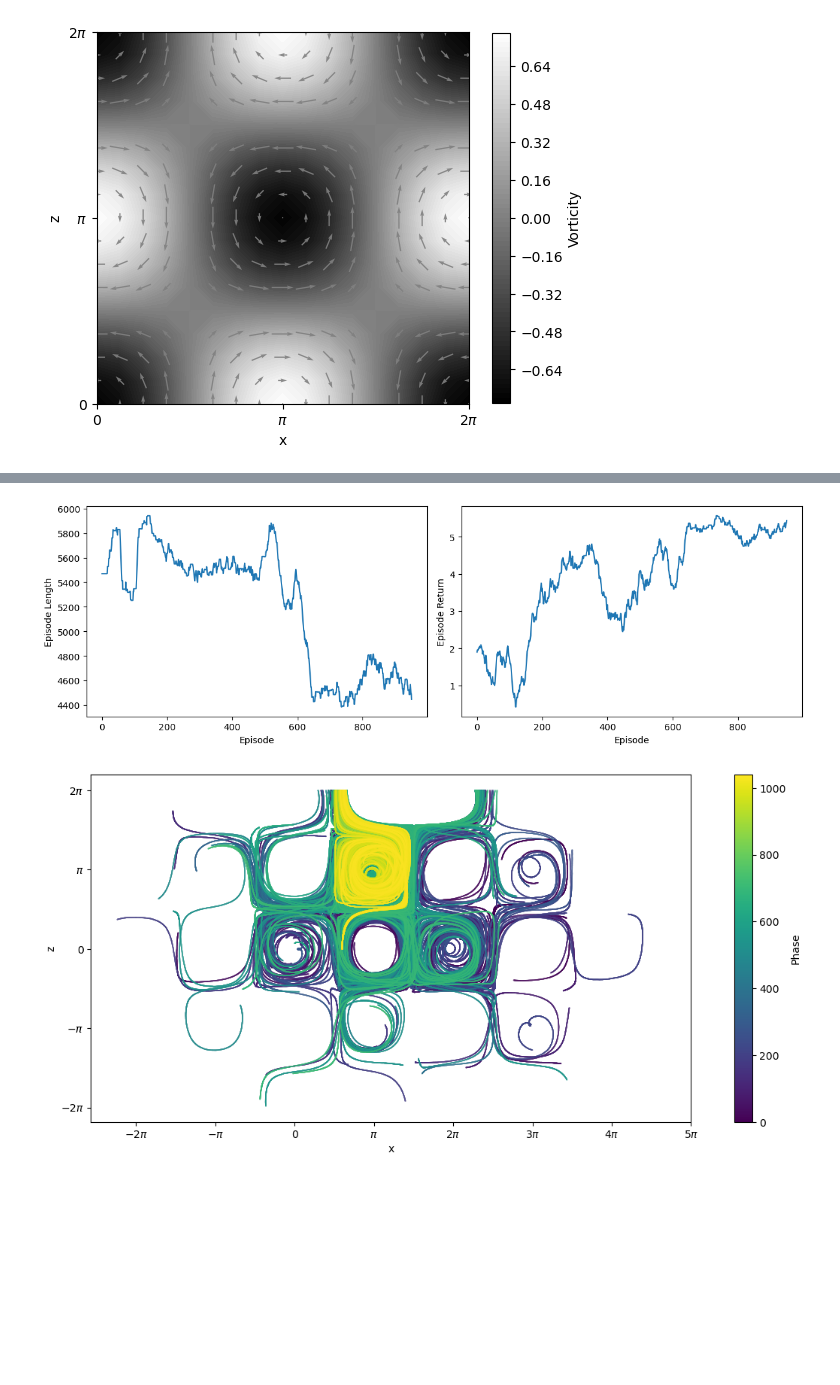
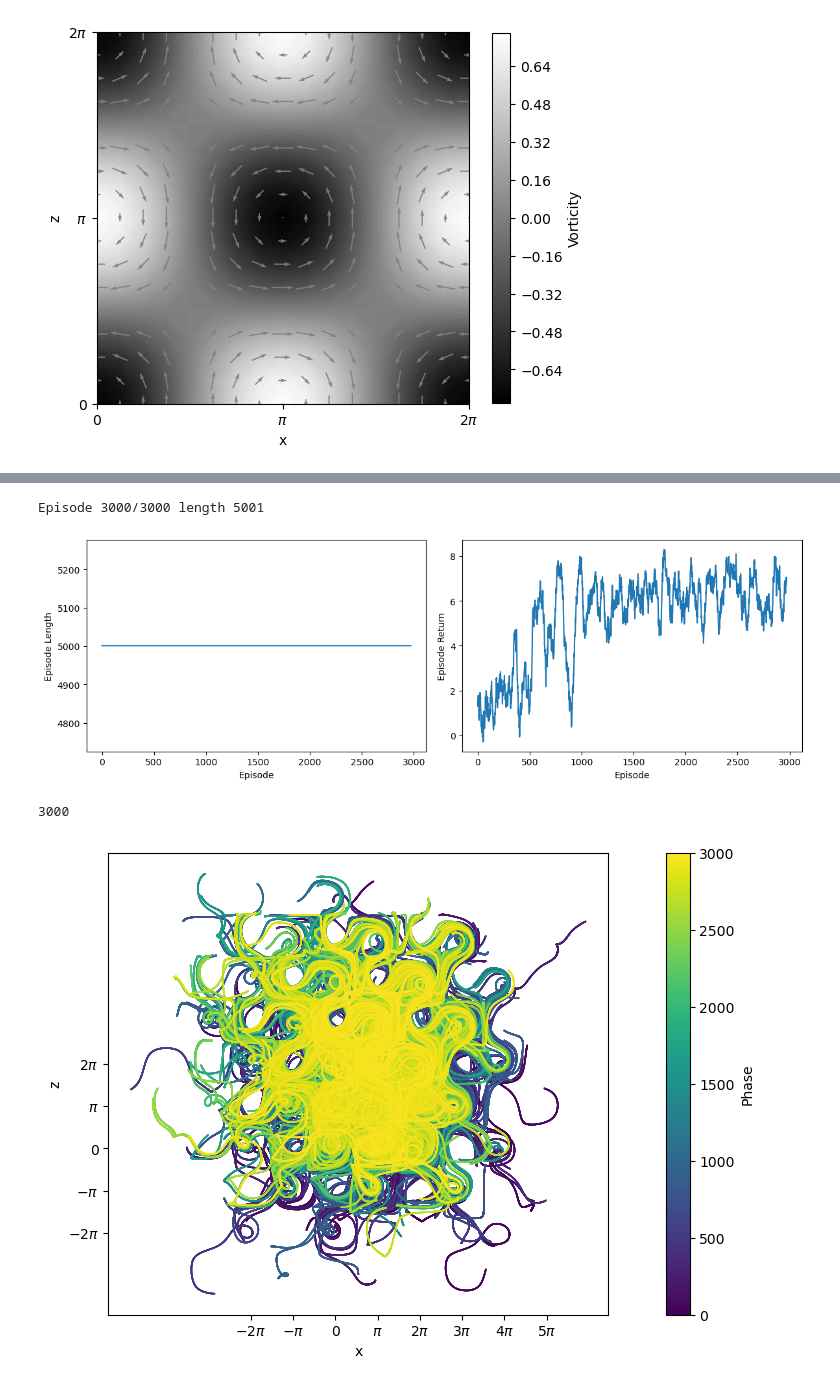
Before and after one commit to feizhanxia/FlowNavigation_via_RL_Reproduction, a Jupyter notebook: TGF.ipynb, the cells around one changed output, grey strips where cells are left out. Cells and saved outputs as stored; diff of their text form; code cells hidden in the pictures; blank space fills up the shorter version.

```diff
--- a/TGF.ipynb
+++ b/TGF.ipynb
@@ -237,10 +232,11 @@ class QLearningAgent:
         self.n_state_dir = env.observation_space['direction'].n
         self.n_state_vor = env.observation_space['vorticity'].n
         self.n_actions = env.action_space.n
-        self.Q = np.zeros((self.n_state_dir, self.n_state_vor, self.n_actions))
+        self.Q = np.zeros((self.n_state_dir, self.n_state_vor, self.n_actions)) # + 1/(1-self.discount_factor)
         self.pos = []
         self.episode_lengths = np.zeros(self.num_episodes)
         self.episode_returns = np.zeros(self.num_episodes)
+        self.trained_times = 0
     # 更新学习率
     def update_learning_rate(self):
         self.learning_rate *= self.learning_rate_decay
@@ -265,7 +261,7 @@ class QLearningAgent:
                     action = np.argmax(self.Q[state['direction'], state['vorticity'], :])  # 选择 Q 值最大的动作
                 # 执行动作并观察环境
                 next_state, reward, ter, tru, info = self.env.step(action)
-                done = ter
+                # done = ter
                 self.pos += [info['position'].copy()]
                 # 更新 Q 值, Q(s,a) = (1-alpha) * Q(s,a) + alpha * (r + gamma * maxQ(s',a'))
                 self.Q[state['direction'], state['vorticity'], action] = (1 - self.learning_rate) * self.Q[state['direction'], state['vorticity'], action] + \
@@ -283,6 +279,7 @@ class QLearningAgent:
             self.episode_lengths[episode] = step
             print('\r'+' '*40,end='')
             print(f'\rEpisode {episode + 1}/{self.num_episodes} length {step}', end='')
+        self.trained_times += 1
 
 # 定义类 Swimmer, 用于可视化训练后的智能体或者naive的智能体.
 # 输入末认为None, 即为naive的swimmer, action永远对应upward, 即ka = (0,1); 如果输入为训练好的q-learning agent, 则按照Q值选择动作.
@@ -310,7 +307,7 @@ class Swimmer:
                     action = 0  # naive agent
                 else:
                     action = np.argmax(self.agent.Q[state['direction'], state['vorticity'], :]) # 选择 Q 值最大的动作
-                next_state, reward, done, _, info = self.env.step(action)
+                next_state, reward, _, _, info = self.env.step(action)
                 episode_return += reward
                 trajectory += [info['position'].copy()]
                 state = next_state
@@ -326,11 +323,11 @@ class Swimmer:
         return self.avg_return, self.trajectories
 
 # 定义函数, 用于可视化轨迹
-def plot_trajectories(trajectories, ax=None, title=None):
+def plot_trajectories(trajectories, ax=None, title=None, color='k-',label=None):
     if ax is None:
         fig, ax = plt.subplots(figsize=(6, 6))
     for trajectory in trajectories:
-        ax.plot(*np.array(trajectory).T, 'k-', alpha=0.2)
+        ax.plot(*np.array(trajectory).T/np.pi, color, alpha=0.2,label=label)
     ax.set_xlabel('x')
     ax.set_ylabel('z')
     ax.set_aspect('equal')
@@ -339,13 +374,21 @@ def plot_trajectories(trajectories, ax=None, title=None):
 # %%
-# # 创建环境和智能体
-# # 对照
-env1 = CustomEnv(Phi= 0.1, Psi=0.3, B=1, u0=1, D0=0.001, DR=0.001, dt=0.01)
-agent1 = QLearningAgent(
-    env1,
-    discount_factor=0.999,
-    initial_learning_rate=0.05,
-    learning_rate_decay=0.995,
+env3 = CustomEnv(
+    Phi= 0.3,
+    Psi=1,
+    B=1,
+    u0=1,
+    D0=0.001,
+    DR=0.0001,
+    dt=0.01)
+agent3 = QLearningAgent(
+    env3,
+    discount_factor=0.996,
+    initial_learning_rate=0.1,
+    learning_rate_decay=0.996,
     initial_exploration_prob=0.1,
     exploration_prob_decay=0.996,
-    num_episodes=1000,
-    max_steps = 6000)
+    num_episodes=3000,
+    max_steps = 5000)
+agent3.train()
+# %% [output]
+Episode 3000/3000 length 5001
@@ -353,8 +408,8 @@ agent1 = QLearningAgent(
 import matplotlib.pyplot as plt
 # plot lengths of episodes and returns during training
 # smooth the curve by taking a moving average over 100 episodes
-window = 50
-a = agent1
+window = 30
+a = agent3
 episode_lengths = np.convolve(a.episode_lengths, np.ones(window), 'valid') / window
 episode_returns = np.convolve(a.episode_returns, np.ones(window), 'valid') / window
 fig, ax = plt.subplots(1, 2, figsize=(12, 4))
@@ -367,7 +422,11 @@ ax[1].set_ylabel('Episode Return')
 plt.tight_layout()
 plt.show()
 # %% [output]
-[figure, old version]
+[figure, new version]
+# %%
+len(agent3.episode_lengths)
+# %% [output]
+3000
 # %%
 # import matplotlib.pyplot as plt
 # fig, axs = plt.subplots(8,1,figsize=(6,48))
@@ -387,31 +446,31 @@ plt.show()
 # %%
 from matplotlib.cm import ScalarMappable
 import matplotlib.pyplot as plt
 
 fig, ax = plt.subplots(1,1,figsize=(15,6))
-pos = np.array(agent1.pos)
+pos = np.array(agent3.pos)
 
 phase_size = 5000
 colors = np.arange(len(pos)) // phase_size  # 每个阶段颜色相同
 
 # plot the scatter plot
 scatter = ax.scatter(pos[:, 0]/np.pi, pos[:, 1]/np.pi, c=colors, cmap='viridis',s = 0.01)
 
 # add color bar
 sm = ScalarMappable(cmap='viridis')
 sm.set_array(colors)
 cbar = fig.colorbar(sm, ax=ax)
 cbar.set_label('Phase')
 
 ax.set_xlabel('x')
 ax.set_ylabel('z')
 ax.set_aspect('equal')
 ax.set_xticks([-2, -1, 0, 1, 2, 3, 4, 5])
 ax.set_xticklabels(['$-2\pi$','$-\pi$','0', '$\pi$', '$2\pi$','$3\pi$','$4\pi$','5$\pi$'])
 ax.set_yticks([-2, -1, 0, 1, 2])
 ax.set_yticklabels(['$-2\pi$','$-\pi$','0', '$\pi$', '$2\pi$'])
 
 
 plt.show()
 # %% [output]
-[figure, old version]
+[figure, new version]
```
Also changed, not shown: parts of 11 cells of this notebook, 5 other files.
